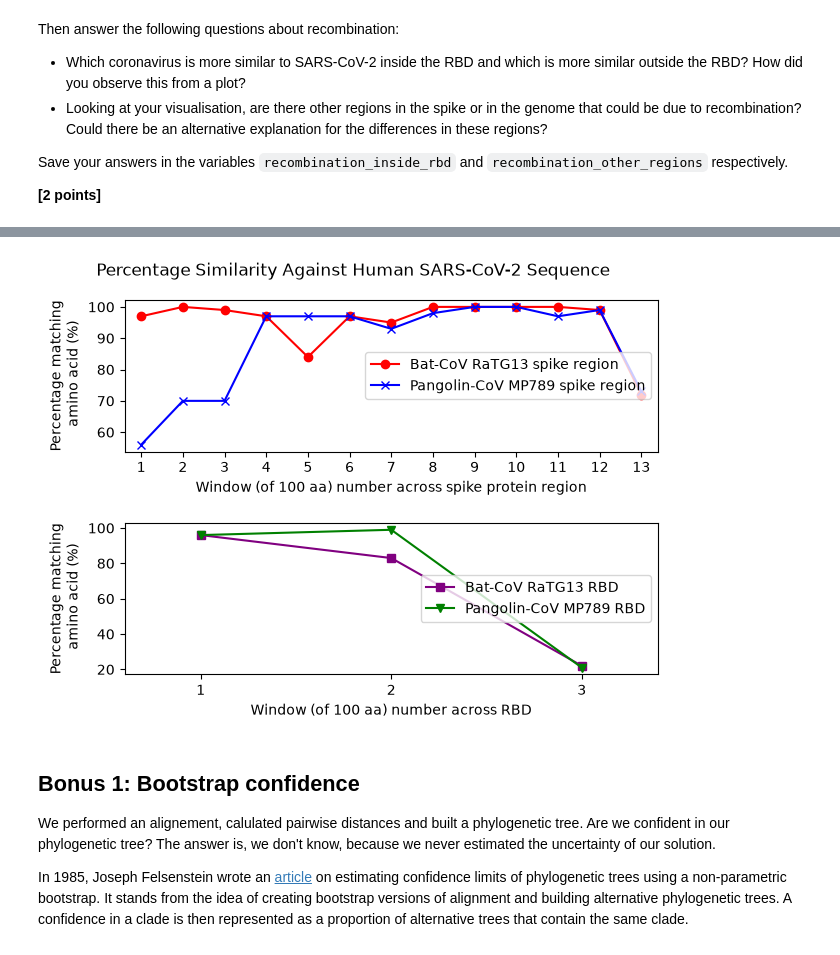
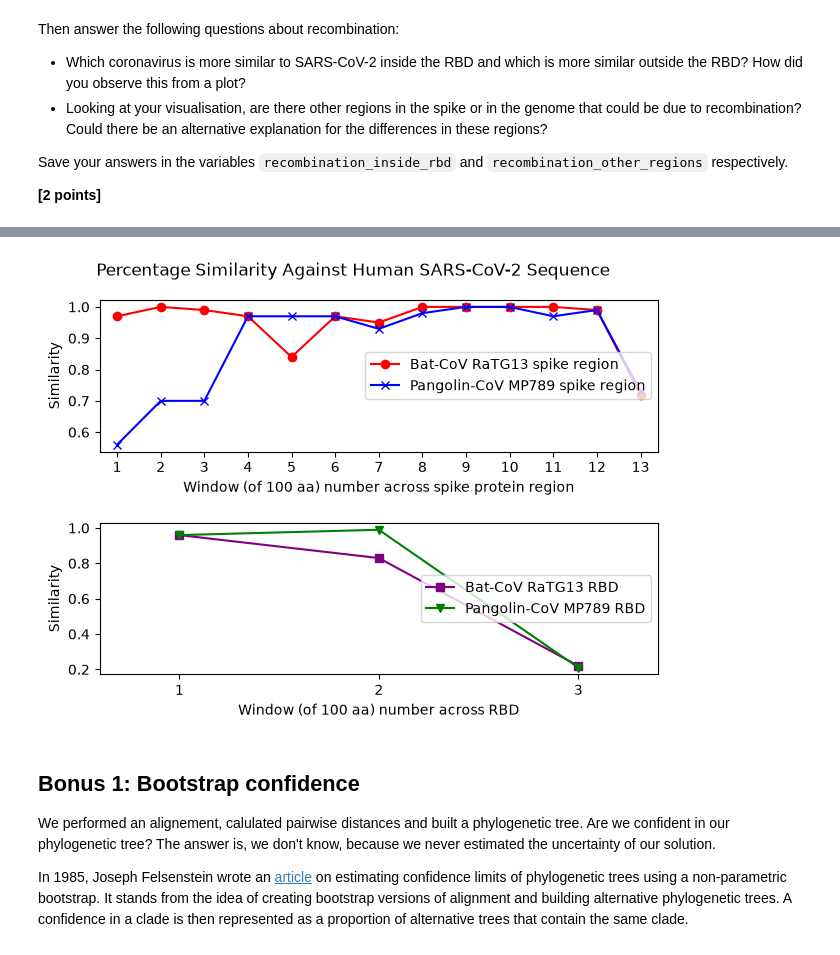
Before and after one commit to TaraMooreUNSW/assign_phylo, a Jupyter notebook: phylo_workbook.ipynb, the cells around one changed output, grey strips where cells are left out. Drawn from its saved outputs; the diff is of its cells as text; code cells hidden in the pictures.

```diff
--- a/phylo_workbook.ipynb
+++ b/phylo_workbook.ipynb
@@ -279,8 +272,8 @@ for name, code in accession_codes.items():
                 spike_protein_seqs[code] = curr_spike_seq
                 spike_protein_ids[code] = feature.qualifiers.get("protein_id", [""])[0]
 
-# align the sequences with each other using your global alignment implementation from the previous assignment.
-# need to compute two alignments: human to bat and human to pangolin
+# align the sequences (global alignment implementation)
+# human to bat and human to pangolin alignments
 human_aligned_1, bat_aligned, _ = global_alignment(spike_protein_seqs["NC_045512"], spike_protein_seqs["MN996532"], scoring_blosum62)
 human_aligned_2, pangolin_aligned, _ = global_alignment(spike_protein_seqs["NC_045512"], spike_protein_seqs["MT121216"], scoring_blosum62)
 
@@ -303,44 +296,52 @@ for code, (start, end) in rbd_positions.items():
     rbd_seqs[code] = curr_rbd_seq
 
 # and look at the aminoacid similarity inside and outside the RBD.
-# we will use a sliding window approach to calculate the similarity between sequences.
-# Calculate the average number of matching amino acids for each window location in the alignment and plot the resulting similarity sequence.
-# A window size of 100 is a good starting point.
-# Perform this sliding window approach for both alignments and plot both similarity sequences in a single figure.
 WINDOW_SIZE = 100 # amino acids
 whole_seq_match_aa_bat = []
 whole_seq_match_aa_pang = []
 
+# sliding window approach to calculate the similarity between sequences (whole spike sequence)
+# calculate the average number of matching amino acids for each window location in the alignment
 for i in range(0, len(human_aligned_1), WINDOW_SIZE):
-    whole_seq_match_aa_bat.append(sum(a == b for a, b in zip(human_aligned_1[i:i+WINDOW_SIZE], bat_aligned[i:i+WINDOW_SIZE])))
+    whole_seq_match_aa_bat.append(
+        sum(a == b for a, b in zip(human_aligned_1[i:i+WINDOW_SIZE], bat_aligned[i:i+WINDOW_SIZE])) / WINDOW_SIZE
+    )
 
 for i in range(0, len(human_aligned_2), WINDOW_SIZE):
-    whole_seq_match_aa_pang.append(sum(a == b for a, b in zip(human_aligned_2[i:i+WINDOW_SIZE], pangolin_aligned[i:i+WINDOW_SIZE])))
+    whole_seq_match_aa_pang.append(
+        sum(a == b for a, b in zip(human_aligned_2[i:i+WINDOW_SIZE], pangolin_aligned[i:i+WINDOW_SIZE])) / WINDOW_SIZE
+    )
 
-avg_match_bat = sum(whole_seq_match_aa_bat) / len(whole_seq_match_aa_bat)
-avg_match_pang = sum(whole_seq_match_aa_pang) / len(whole_seq_match_aa_pang)
+avg_match_bat = sum(whole_seq_match_aa_bat) / len(whole_seq_match_aa_bat) * 100
+avg_match_pang = sum(whole_seq_match_aa_pang) / len(whole_seq_match_aa_pang) * 100
 print(f"Average match percentage for bat coronavirus (whole spike protein seq): {avg_match_bat}%")
-print(f"Average match percentage for pangolin coronavirus (whole spike protein seq): {avg_match_pang}%")
+print(f"Average match percentage for pangolin coronavirus (whole spike protein seq): {avg_match_pang}%\n")
 
 rbd_seq_match_aa_bat = []
 rbd_seq_match_aa_pang = []
 human_aligned_rbd1, bat_aligned_rbd, _ = global_alignment(rbd_seqs["NC_045512"], rbd_seqs["MN996532"], scoring_blosum62)
 human_aligned_rbd2, pangolin_aligned_rbd, _ = global_alignment(rbd_seqs["NC_045512"], rbd_seqs["MT121216"], scoring_blosum62)
 
+# sliding window approach to calculate the similarity between sequences (RBD)
+# calculate the average number of matching amino acids for each window location in the alignment
 for i in range(0, len(human_aligned_rbd1), WINDOW_SIZE):
-    rbd_seq_match_aa_bat.append(sum(a == b for a, b in zip(human_aligned_rbd1[i:i+WINDOW_SIZE], bat_aligned_rbd[i:i+WINDOW_SIZE])))
+    rbd_seq_match_aa_bat.append(
+        sum(a == b for a, b in zip(human_aligned_rbd1[i:i+WINDOW_SIZE], bat_aligned_rbd[i:i+WINDOW_SIZE])) / WINDOW_SIZE
+    )
 
 for i in range(0, len(human_aligned_rbd2), WINDOW_SIZE):
-    rbd_seq_match_aa_pang.append(sum(a == b for a, b in zip(human_aligned_rbd2[i:i+WINDOW_SIZE], pangolin_aligned_rbd[i:i+WINDOW_SIZE])))
+    rbd_seq_match_aa_pang.append(
+        sum(a == b for a, b in zip(human_aligned_rbd2[i:i+WINDOW_SIZE], pangolin_aligned_rbd[i:i+WINDOW_SIZE])) / WINDOW_SIZE
+    )
 
-avg_match_bat_rbd= sum(rbd_seq_match_aa_bat) / len(rbd_seq_match_aa_bat)
-avg_match_pang_rbd = sum(rbd_seq_match_aa_pang) / len(rbd_seq_match_aa_pang)
+avg_match_bat_rbd= sum(rbd_seq_match_aa_bat) / len(rbd_seq_match_aa_bat) * 100
+avg_match_pang_rbd = sum(rbd_seq_match_aa_pang) / len(rbd_seq_match_aa_pang) * 100
 print(f"Average match percentage for bat coronavirus (RBD seq): {avg_match_bat_rbd}%")
 print(f"Average match percentage for pangolin coronavirus (RBD seq): {avg_match_pang_rbd}%")
 
-# Create a visualization similar to the one in Fig. 2a from [the original Nature paper]
-# to compare the human-to-bat and the human-to-pangolin alignments.
+
 # plot of matches
+# ax1 - whole spike seq, ax2 - RBD
 fig, (ax1, ax2) = plt.subplots(2,1)
 
 x1_ind_bat = range(1, len(whole_seq_match_aa_bat) + 1)
@@ -351,8 +352,7 @@ ax1.plot(x1_ind_pang, whole_seq_match_aa_pang, label="Pangolin-CoV MP789 spike r
 ax1.legend(loc="center right")
 
 ax1.set_xlabel("Window (of 100 aa) number across spike protein region")
-ax1.set_ylabel("Percentage matching\n amino acid (%)")
-plt.suptitle("Percentage Similarity Against Human SARS-CoV-2 Sequence")
+ax1.set_ylabel("Similarity")
 
 x2_ind_bat = range(1, len(rbd_seq_match_aa_bat) + 1)
 x2_ind_pang = range(1, len(rbd_seq_match_aa_pang) + 1)
@@ -362,7 +362,7 @@ ax2.plot(x2_ind_pang, rbd_seq_match_aa_pang, label="Pangolin-CoV MP789 RBD", col
 ax2.legend(loc="center right")
 
 ax2.set_xlabel("Window (of 100 aa) number across RBD")
-ax2.set_ylabel("Percentage matching\n amino acid (%)")
+ax2.set_ylabel("Similarity")
 
 
 ax1.set_xticks(range(1, len(whole_seq_match_aa_bat) + 1, 1))
@@ -373,7 +373,7 @@ ax2.set_xticks(range(1, len(rbd_seq_match_aa_bat) + 1, 1))
 x_padding = 0.4
 ax2.set_xlim(1 - x_padding, len(rbd_seq_match_aa_bat) + x_padding)
 
-
+plt.suptitle("Percentage Similarity Against Human SARS-CoV-2 Sequence")
 plt.tight_layout(h_pad=2)
 plt.savefig('recombination.svg')
 # %% [output]
@@ -384,4 +385,4 @@ Average match percentage for pangolin coronavirus (RBD seq): 72.0%
-[figure, old version]
+[figure, new version]
 # %%
 recombination_inside_rbd = """
 Inside the RBD the coronavirus that is most similar is the Pangolin-CoV MP789 coronavirus which is shown in the lower plot as well as the average match percentage across the RBD sequence. This finding is also confirmed in the Nature paper, with a reported 97.4%/ amino acid similarity. Outside the RBD the coronavirus that is most similar is is the Bat-CoV RaTG13 coronavirus as seen in the top plot as well as in the average match percentage calculated across the whole spike protein sequence.
```
Also changed, not shown: parts of 2 cells of this notebook.
